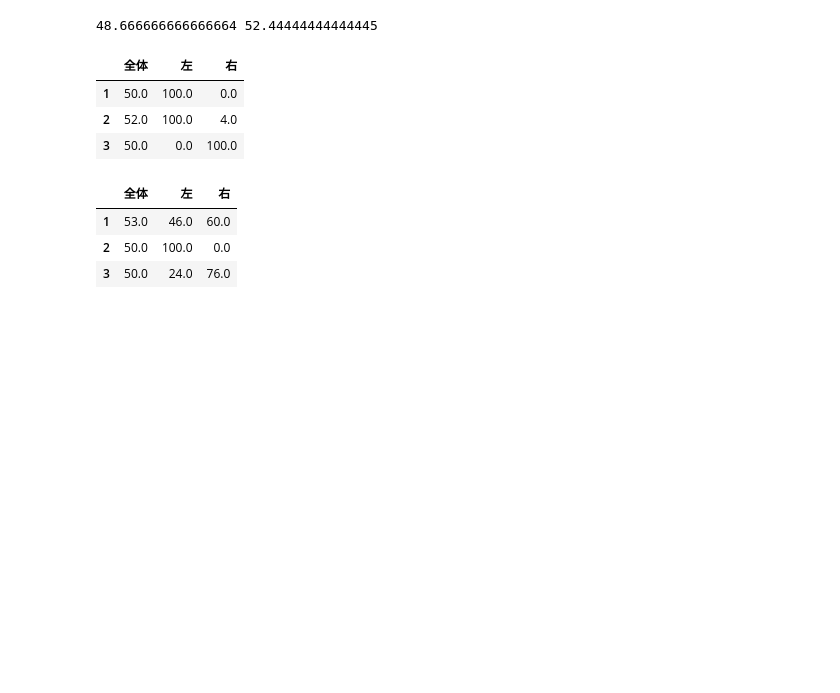
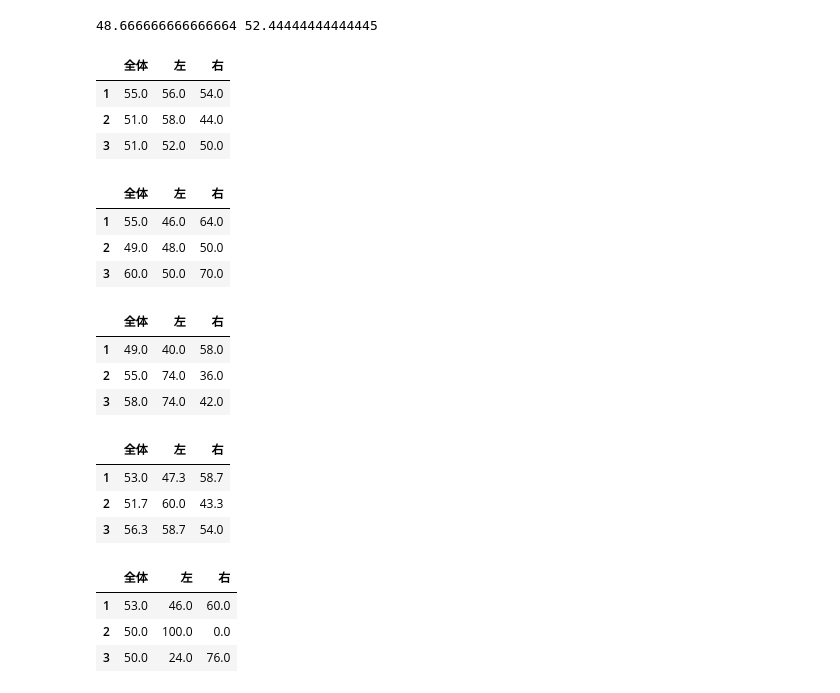
Before and after one commit to kotatakehara/BCI, a Jupyter notebook: SVM_funcrion.ipynb, the cells around one changed output. Saved outputs shown, nothing was run; the diff lists cells and outputs as text; code cells hidden in the pictures; blank space fills up the shorter version.

```diff
--- a/SVM_funcrion.ipynb
+++ b/SVM_funcrion.ipynb
@@ -888,24 +985,76 @@ print(a_20,a_30)
 # %%
 #train=30,test=40で分類を行った結果
 probability = np.array([])
-temp,temp1,temp2 = SVM("emotiv_data/feat_left_emotiv_20.txt","emotiv_data/feat_right_emotiv_20.txt","emotiv_data/feat_test_left_emotiv.txt","emotiv_data/feat_test_right_emotiv.txt")
+temp,temp1,temp2 = SVM("emotiv_data/feat_left_emotiv_20.txt","emotiv_data/feat_right_emotiv_20.txt","emotiv_data/feat_test_left_emotiv_20.txt","emotiv_data/feat_test_right_emotiv_20.txt")
 temp_l = np.array([temp,temp1,temp2])
 probability = np.append(probability,temp_l,axis=0)
-temp,temp1,temp2 = SVM("emotiv_data_2/feat_left_emotiv_20.txt","emotiv_data_2/feat_right_emotiv_20.txt","emotiv_data_2/feat_test_left_emotiv.txt","emotiv_data_2/feat_test_right_emotiv.txt")
+temp,temp1,temp2 = SVM("emotiv_data_2/feat_left_emotiv_20.txt","emotiv_data_2/feat_right_emotiv_20.txt","emotiv_data_2/feat_test_left_emotiv_20.txt","emotiv_data_2/feat_test_right_emotiv_20.txt")
 temp_l = np.array([temp,temp1,temp2])
 probability = np.append(probability,temp_l,axis=0)
-temp,temp1,temp2 = SVM("emotiv_data_3/feat_left_emotiv_20.txt","emotiv_data_3/feat_right_emotiv_20.txt","emotiv_data_3/feat_test_left_emotiv.txt","emotiv_data_3/feat_test_right_emotiv.txt")
+temp,temp1,temp2 = SVM("emotiv_data_3/feat_left_emotiv_20.txt","emotiv_data_3/feat_right_emotiv_20.txt","emotiv_data_3/feat_test_left_emotiv_20.txt","emotiv_data_3/feat_test_right_emotiv_20.txt")
 temp_l = np.array([temp,temp1,temp2])
 probability = np.append(probability,temp_l,axis=0)
 probability_1 = probability.reshape([3, 3])
 df = pd.DataFrame(probability_1,columns=feature1,index=name2)
 #df.to_csv("pandas_test.csv")
 df
 # %% [output]
 |  | 全体 | 左 | 右 |
-| 1 | 50.0 | 100.0 | 0.0 |
-| 2 | 52.0 | 100.0 | 4.0 |
-| 3 | 50.0 | 0.0 | 100.0 |
+| 1 | 55.0 | 56.0 | 54.0 |
+| 2 | 51.0 | 58.0 | 44.0 |
+| 3 | 51.0 | 52.0 | 50.0 |
+# %%
+#train=30,test=40で分類を行った結果
+probability = np.array([])
+temp,temp1,temp2 = SVM("emotiv_data/feat_left_emotiv_20_2.txt","emotiv_data/feat_right_emotiv_20_2.txt","emotiv_data/feat_test_left_emotiv_20_2.txt","emotiv_data/feat_test_right_emotiv_20_2.txt")
+temp_l = np.array([temp,temp1,temp2])
+probability = np.append(probability,temp_l,axis=0)
+temp,temp1,temp2 = SVM("emotiv_data_2/feat_left_emotiv_20_2.txt","emotiv_data_2/feat_right_emotiv_20_2.txt","emotiv_data_2/feat_test_left_emotiv_20_2.txt","emotiv_data_2/feat_test_right_emotiv_20_2.txt")
+temp_l = np.array([temp,temp1,temp2])
+probability = np.append(probability,temp_l,axis=0)
+temp,temp1,temp2 = SVM("emotiv_data_3/feat_left_emotiv_20_2.txt","emotiv_data_3/feat_right_emotiv_20_2.txt","emotiv_data_3/feat_test_left_emotiv_20_2.txt","emotiv_data_3/feat_test_right_emotiv_20_2.txt")
+temp_l = np.array([temp,temp1,temp2])
+probability = np.append(probability,temp_l,axis=0)
+probability_2 = probability.reshape([3, 3])
+df = pd.DataFrame(probability_2,columns=feature1,index=name2)
+#df.to_csv("pandas_test.csv")
+df
+# %% [output]
+|  | 全体 | 左 | 右 |
+| 1 | 55.0 | 46.0 | 64.0 |
+| 2 | 49.0 | 48.0 | 50.0 |
+| 3 | 60.0 | 50.0 | 70.0 |
+# %%
+#train=30,test=40で分類を行った結果
+probability = np.array([])
+temp,temp1,temp2 = SVM("emotiv_data/feat_left_emotiv_20_3.txt","emotiv_data/feat_right_emotiv_20_3.txt","emotiv_data/feat_test_left_emotiv_20_3.txt","emotiv_data/feat_test_right_emotiv_20_3.txt")
+temp_l = np.array([temp,temp1,temp2])
+probability = np.append(probability,temp_l,axis=0)
+temp,temp1,temp2 = SVM("emotiv_data_2/feat_left_emotiv_20_3.txt","emotiv_data_2/feat_right_emotiv_20_3.txt","emotiv_data_2/feat_test_left_emotiv_20_3.txt","emotiv_data_2/feat_test_right_emotiv_20_3.txt")
+temp_l = np.array([temp,temp1,temp2])
+probability = np.append(probability,temp_l,axis=0)
+temp,temp1,temp2 = SVM("emotiv_data_3/feat_left_emotiv_20_3.txt","emotiv_data_3/feat_right_emotiv_20_3.txt","emotiv_data_3/feat_test_left_emotiv_20_3.txt","emotiv_data_3/feat_test_right_emotiv_20_3.txt")
+temp_l = np.array([temp,temp1,temp2])
+probability = np.append(probability,temp_l,axis=0)
+probability_3 = probability.reshape([3, 3])
+df = pd.DataFrame(probability_3,columns=feature1,index=name2)
+#df.to_csv("pandas_test.csv")
+df
+# %% [output]
+|  | 全体 | 左 | 右 |
+| 1 | 49.0 | 40.0 | 58.0 |
+| 2 | 55.0 | 74.0 | 36.0 |
+| 3 | 58.0 | 74.0 | 42.0 |
+# %%
+p_average_40 = (probability_1+probability_2+probability_3)/3
+df = pd.DataFrame(p_average_40,columns=feature1,index=name2)
+#df.to_csv("pandas_test.csv")
+df
+# %% [output]
+|  | 全体 | 左 | 右 |
+| 1 | 53.0 | 47.3 | 58.7 |
+| 2 | 51.7 | 60.0 | 43.3 |
+| 3 | 56.3 | 58.7 | 54.0 |
 # %%
 #train=30,test=40で分類を行った結果
 probability = np.array([])
```
Also changed, not shown: parts of 17 cells of this notebook.
